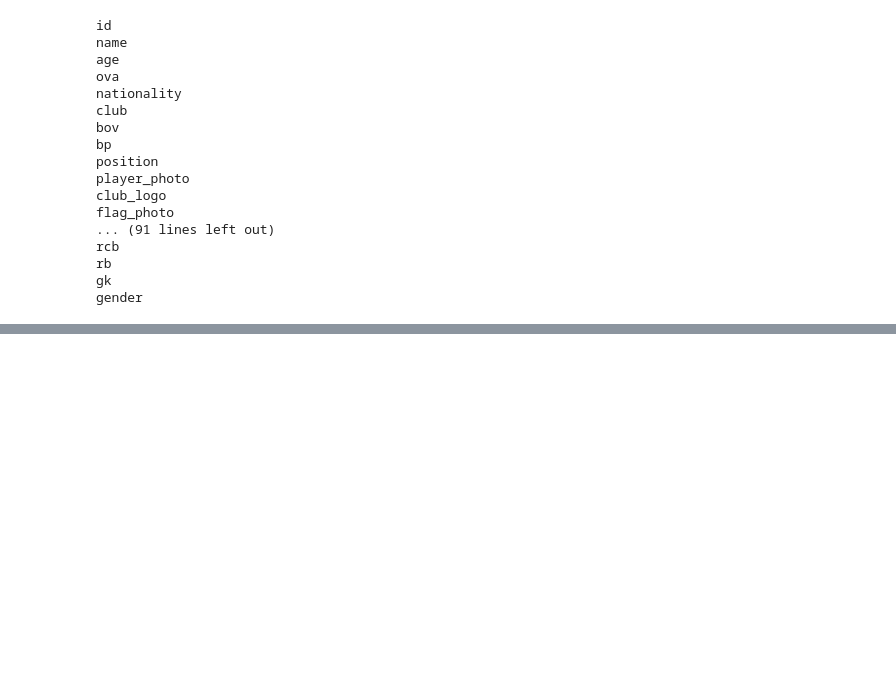
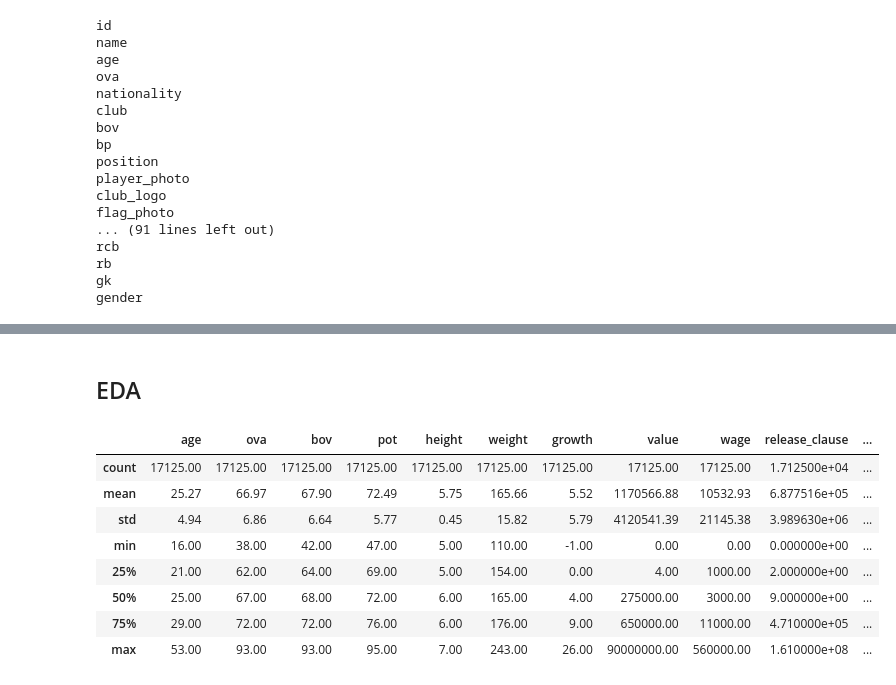
Before and after one commit to lydiaaboukhamis/data_mid_bootcamp_project_FIFA_MoneyBall, a Jupyter notebook: Fifa21_Analysis.ipynb, the cells around one changed output, grey strips where cells are left out. Cells and saved outputs as stored; diff of their text form; code cells hidden in the pictures; blank space fills up the shorter version.

```diff
--- a/Fifa21_Analysis.ipynb
+++ b/Fifa21_Analysis.ipynb
@@ -132,0 +250,14 @@ data.set_index('id', inplace = True)
+# %% [markdown]
+## EDA
+# %%
+data.describe().applymap(lambda x: round(x,2))
+# %% [output]
+|  | age | ova | bov | pot | height | weight | growth | value | wage | release_clause | ... |
+| count | 17125.00 | 17125.00 | 17125.00 | 17125.00 | 17125.00 | 17125.00 | 17125.00 | 17125.00 | 17125.00 | 1.712500e+04 | ... |
+| mean | 25.27 | 66.97 | 67.90 | 72.49 | 5.75 | 165.66 | 5.52 | 1170566.88 | 10532.93 | 6.877516e+05 | ... |
+| std | 4.94 | 6.86 | 6.64 | 5.77 | 0.45 | 15.82 | 5.79 | 4120541.39 | 21145.38 | 3.989630e+06 | ... |
+| min | 16.00 | 38.00 | 42.00 | 47.00 | 5.00 | 110.00 | -1.00 | 0.00 | 0.00 | 0.000000e+00 | ... |
+| 25% | 21.00 | 62.00 | 64.00 | 69.00 | 5.00 | 154.00 | 0.00 | 4.00 | 1000.00 | 2.000000e+00 | ... |
+| 50% | 25.00 | 67.00 | 68.00 | 72.00 | 6.00 | 165.00 | 4.00 | 275000.00 | 3000.00 | 9.000000e+00 | ... |
+| 75% | 29.00 | 72.00 | 72.00 | 76.00 | 6.00 | 176.00 | 9.00 | 650000.00 | 11000.00 | 4.710000e+05 | ... |
+| max | 53.00 | 93.00 | 93.00 | 95.00 | 7.00 | 243.00 | 26.00 | 90000000.00 | 560000.00 | 1.610000e+08 | ... |
```
Also changed, not shown: parts of 61 cells of this notebook.
